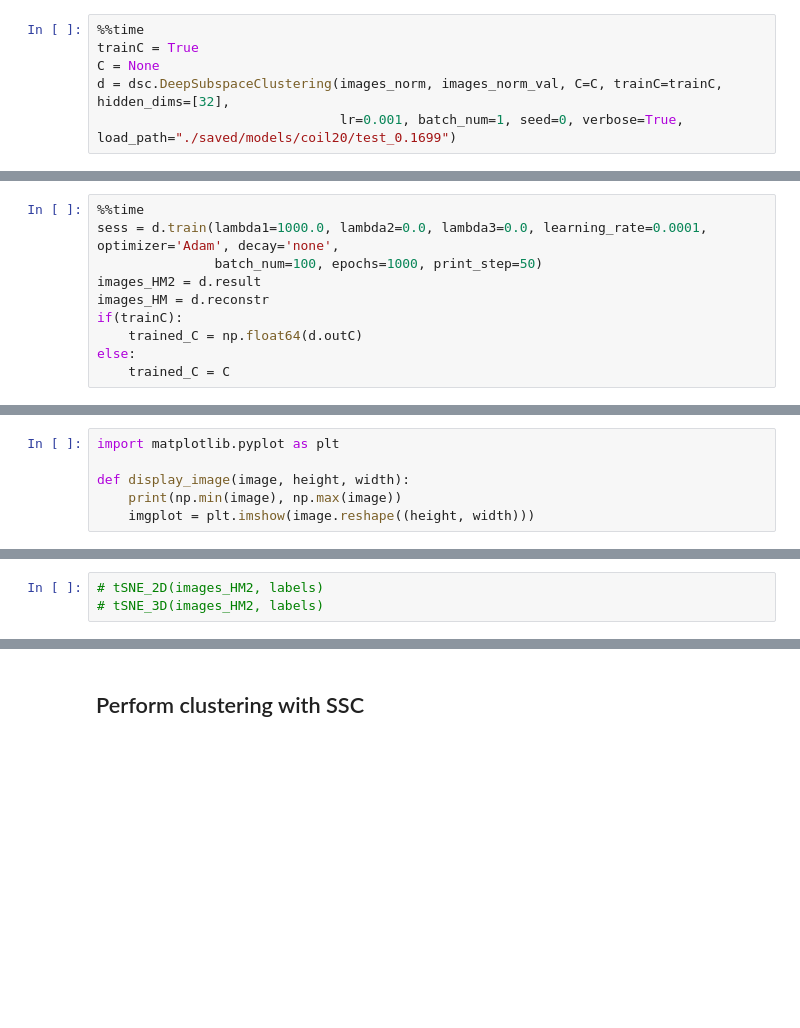
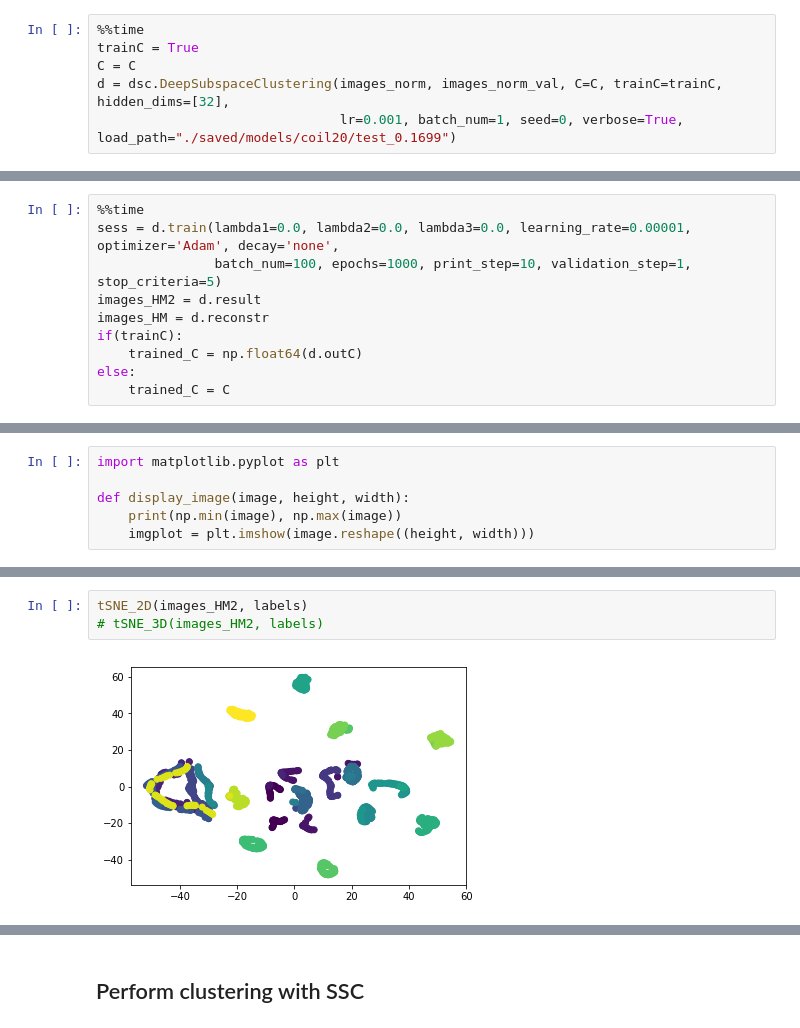
Before and after one commit to zheng-alice/Deep-Subspace-Clustering, a Jupyter notebook: Verbose.ipynb, the cells around one changed output, grey strips where cells are left out. Drawn from its saved outputs; the diff is of its cells as text; blank space fills up the shorter version.

Commit message:
Training: weight reload

```diff
--- a/Verbose.ipynb
+++ b/Verbose.ipynb
@@ -128,6 +151,6 @@ d = dsc.DeepSubspaceClustering(images_norm, images_norm_val, C=C, trainC=trainC,
 # %%
 %%time
 trainC = True
-C = None
+C = C
 d = dsc.DeepSubspaceClustering(images_norm, images_norm_val, C=C, trainC=trainC, hidden_dims=[32],
                                lr=0.001, batch_num=1, seed=0, verbose=True, load_path="./saved/models/coil20/test_0.1699")
@@ -136,8 +162,8 @@ encoded_h = 4
 encoded_w = 8
 # %%
 %%time
-sess = d.train(lambda1=1000.0, lambda2=0.0, lambda3=0.0, learning_rate=0.0001, optimizer='Adam', decay='none',
-               batch_num=100, epochs=1000, print_step=50)
+sess = d.train(lambda1=0.0, lambda2=0.0, lambda3=0.0, learning_rate=0.00001, optimizer='Adam', decay='none',
+               batch_num=100, epochs=1000, print_step=10, validation_step=1, stop_criteria=5)
 images_HM2 = d.result
 images_HM = d.reconstr
 if(trainC):
@@ -168,6 +228,8 @@ display_image(np.std(images_HM2, axis=0), encoded_h, encoded_w)
 # %%
-# tSNE_2D(images_HM2, labels)
+tSNE_2D(images_HM2, labels)
 # tSNE_3D(images_HM2, labels)
+# %% [output]
+[figure, added]
 # %%
 # AE Reconstruction
 fig, ax = plt.subplots(1, 2)
```
Also changed, not shown: parts of 37 cells of this notebook, 1 other file.
